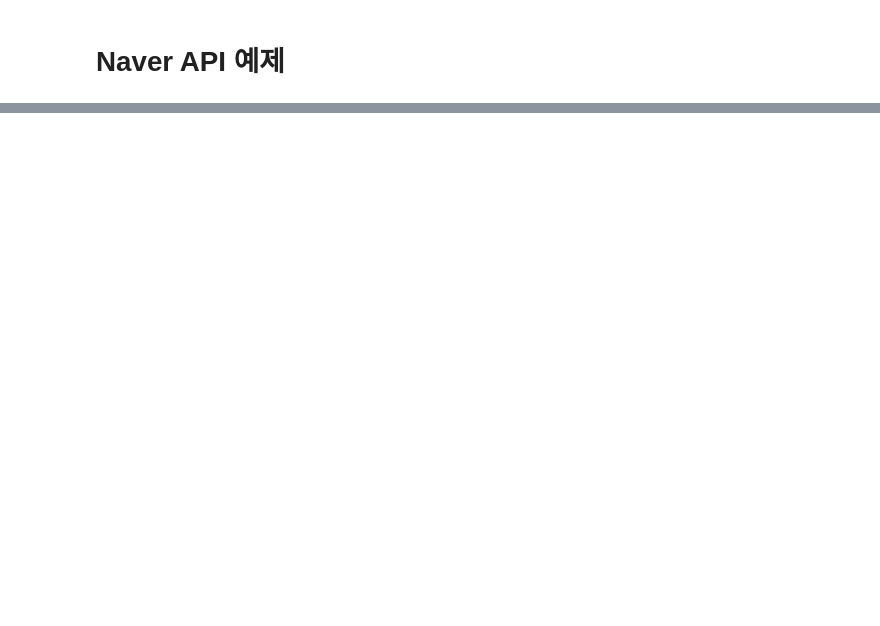
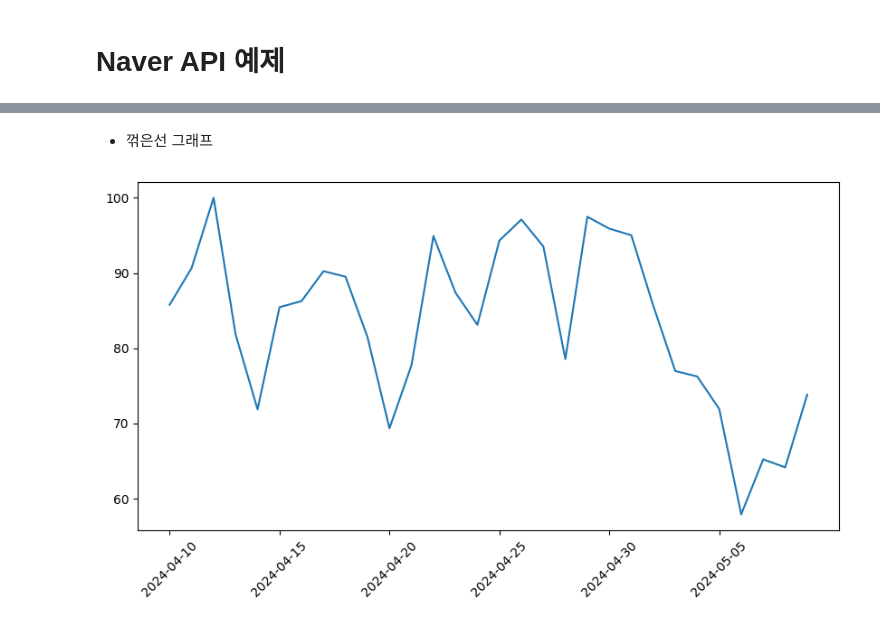
Before and after one commit to piaris/yeogiyo, a Jupyter notebook: crawling/crawling_api.ipynb, the cells around one changed output, grey strips where cells are left out. Saved outputs shown, nothing was run; the diff lists cells and outputs as text; code cells hidden in the pictures; blank space fills up the shorter version.

```diff
--- a/crawling/crawling_api.ipynb
+++ b/crawling/crawling_api.ipynb
@@ -173,0 +70,11 @@ result_lst
+# %%
+# json 형태로 전환
+result = json.loads(response_data)
+# type(result)
+
+# 변수에 저장
+date = [i['period'] for i in result['results'][0]['data']]
+ratio = [i['ratio'] for i in result['results'][0]['data']]
+
+df_search = pd.DataFrame({"date": date, "ratio":ratio})
+df_search
@@ -173,0 +99,9 @@ result_lst
+# %% [markdown]
+- 꺾은선 그래프
+# %%
+plt.figure(figsize=(10,5))
+plt.plot(df_search['date'], df_search['ratio'])
+plt.xticks(np.arange(0,30,5), rotation=45)
+plt.show()
+# %% [output]
+[figure, added]
```
Also changed, not shown: parts of 10 cells of this notebook, 2 other files.
